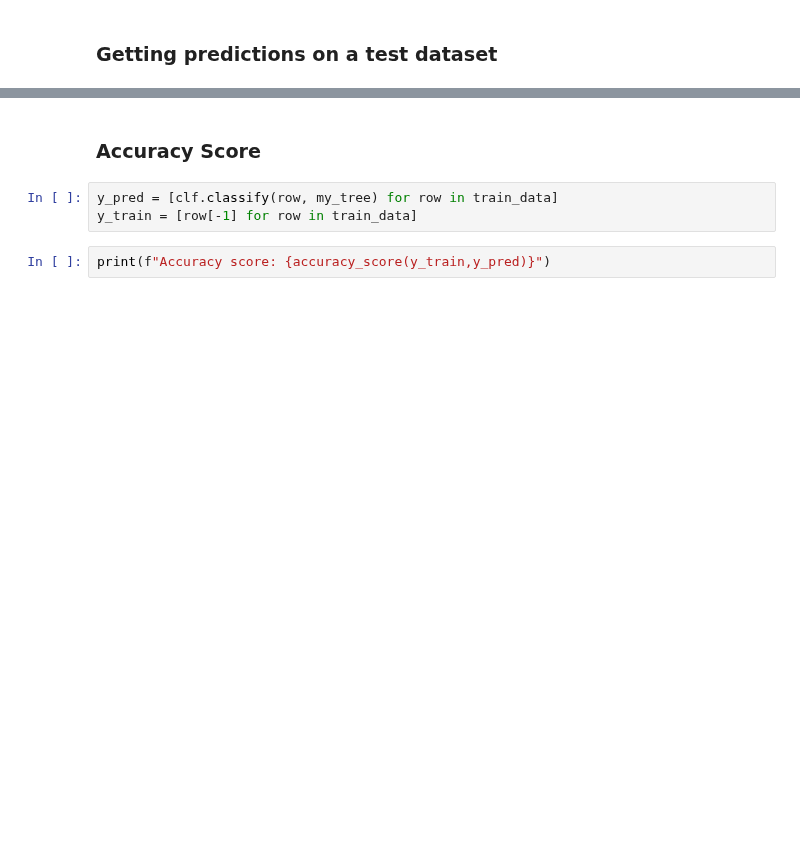
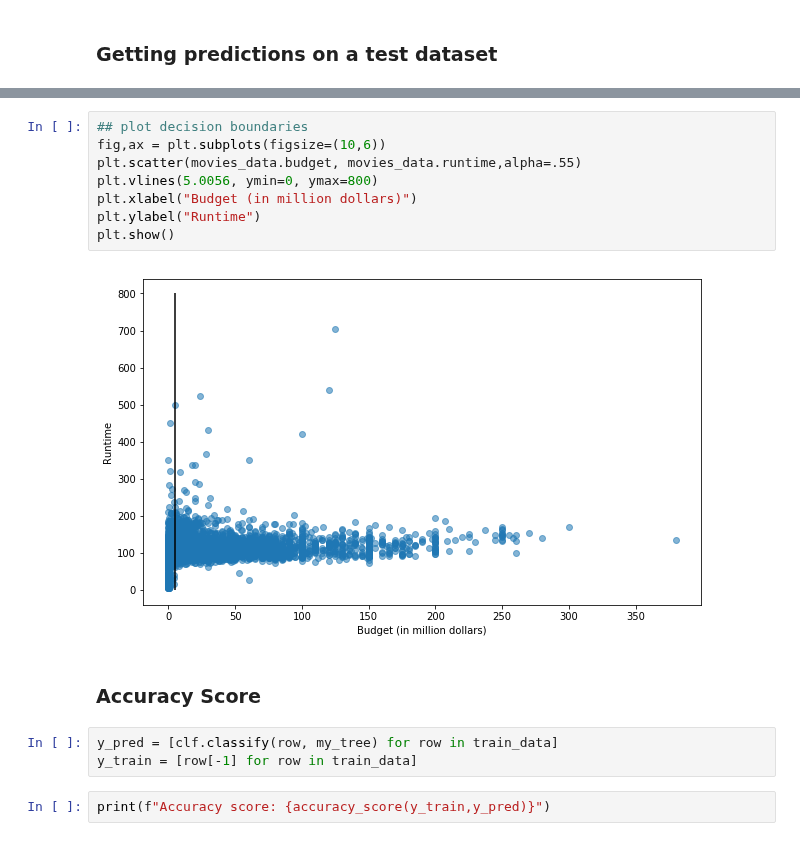
Before and after one commit to carlosgeovany/MachineLearning, a Jupyter notebook: RecommenderSystem.ipynb, the cells around one changed output, grey strips where cells are left out. Saved outputs shown, nothing was run; the diff lists cells and outputs as text; blank space fills up the shorter version.

```diff
--- a/RecommenderSystem.ipynb
+++ b/RecommenderSystem.ipynb
@@ -664,6 +664,16 @@ Actual: 94.0. Predicted: 90.0
 Actual: 104.0. Predicted: 90.0
 Actual: 108.0. Predicted: 100.0
 Actual: 94.0. Predicted: 100.0
+# %%
+## plot decision boundaries
+fig,ax = plt.subplots(figsize=(10,6))
+plt.scatter(movies_data.budget, movies_data.runtime,alpha=.55)
+plt.vlines(5.0056, ymin=0, ymax=800)
+plt.xlabel("Budget (in million dollars)")
+plt.ylabel("Runtime")
+plt.show()
+# %% [output]
+[figure, added]
 # %% [markdown]
 ### Accuracy Score
 # %%
```
Also changed, not shown: parts of 4 cells of this notebook.
